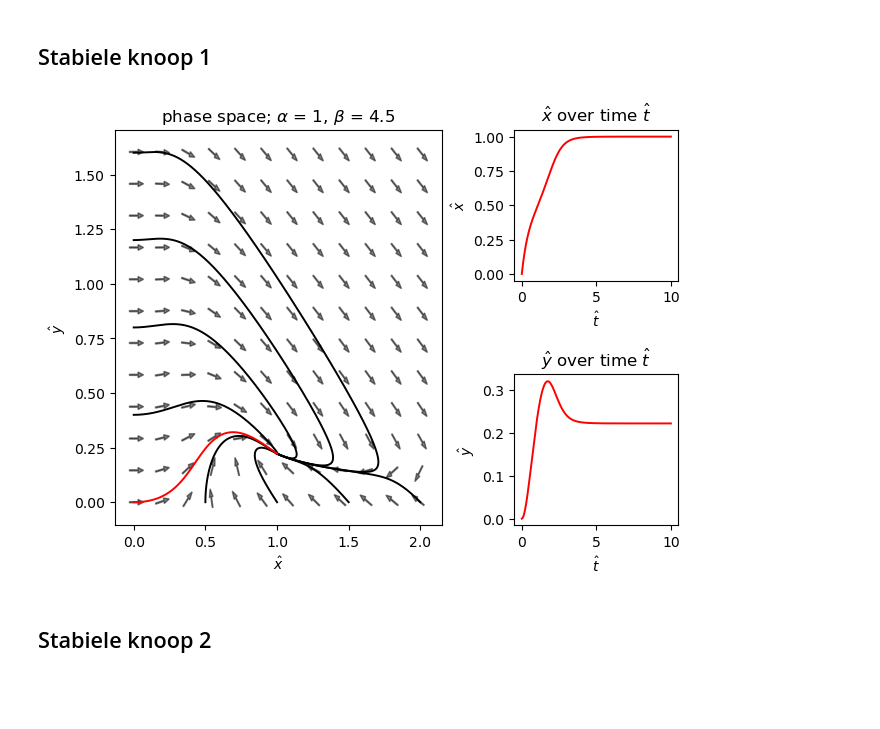
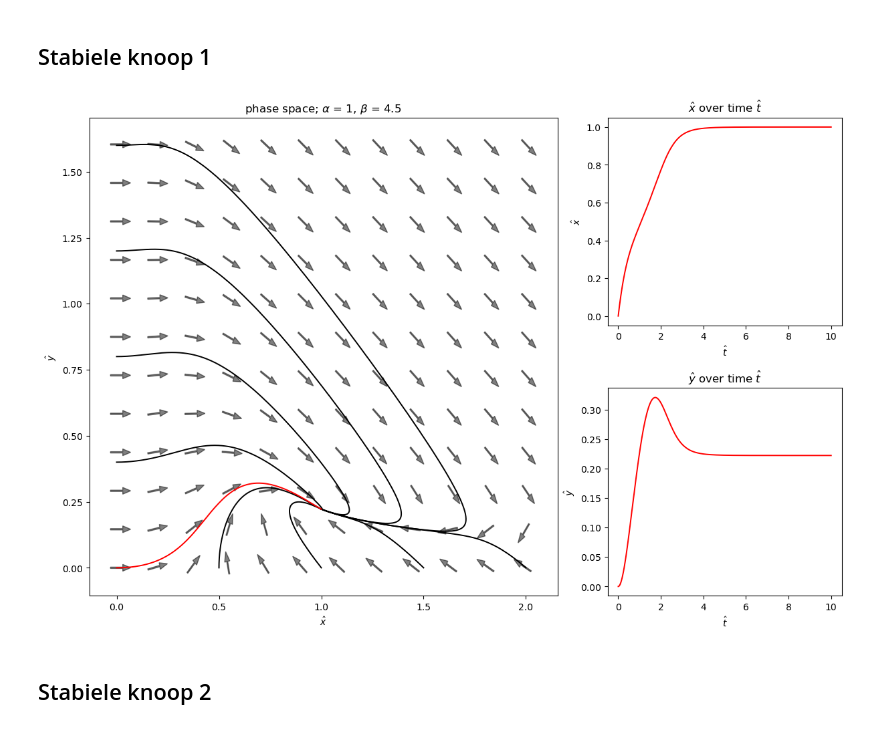
Before and after one commit to koenbres04/ChemClockCode, a Jupyter notebook: plots.ipynb, the cells around one changed output. Cells and saved outputs as stored; diff of their text form; code cells hidden in the pictures; blank space fills up the shorter version.

Commit message:
Final touches to plots for base model.

```diff
--- a/plots.ipynb
+++ b/plots.ipynb
@@ -27,10 +27,12 @@ class Baseline_model:
         self.solutions = [odeint(dfdt, list(start), self.t, args=(self.a, self.b)) for start in initials]
         return self.solutions
 
-    def base_plot(self, num_arrows=12, L_arrow=0.03, lwd=1.4, L_width=0.002, L_head=0.01):
+    def base_plot(self, num_arrows=12, L_arrow=0.03, lwd=1.4, L_width=0.002, L_head=0.01, savename=None):
         solutions = np.array(self.solutions)
+        fig, ax = plt.subplots(1, figsize=(8, 8))
+        ax.set_title(r"phase space; $\alpha$ = " + str(self.a) + r", $\beta$ = " + str(self.b))
         for sol in solutions:
-            plt.plot(sol[:, 0], sol[:, 1], "black", linewidth=lwd)
+            ax.plot(sol[:, 0], sol[:, 1], "black", linewidth=lwd)
 
         # plot some arrows
         min_x = np.min(np.array(solutions)[:, :, 0])
@@ -53,19 +55,21 @@ class Baseline_model:
                 # calculate the steps for the arrow
                 Lx = Lx_arrow_scale * dxdt / np.sqrt(((dxdt**2) + (dydt**2)))
                 Ly = Ly_arrow_scale * dydt / np.sqrt(((dxdt**2) + (dydt**2)))
-                plt.arrow(x-(0.5*Lx), y-(0.5*Ly), Lx, Ly,
+                ax.arrow(x-(0.5*Lx), y-(0.5*Ly), Lx, Ly,
                           width=arrow_width,
                           head_width=head_width,
                           alpha=0.5,
                           color="black",
                           linestyle="solid")
 
-        plt.xlabel(r"$\hat{x}$")
-        plt.ylabel(r"$\hat{y}$")
+        ax.set_xlabel(r"$\hat{x}$")
+        ax.set_ylabel(r"$\hat{y}$")
+        if savename is not None:
+            plt.savefig(savename)
         plt.show()
         return
 
-    def main_plot(self, num_arrows=12, L_arrow=0.03, lwd=1.4, L_width=0.002, L_head=0.01):
+    def main_plot(self, num_arrows=12, L_arrow=0.03, lwd=1.4, L_width=0.002, L_head=0.01, savename=None):
         # force solutions to be a numpy array
         solutions = np.array(self.solutions)
         # check if (0, 0) is in the initials and make that one red
@@ -76,7 +80,7 @@ class Baseline_model:
             i_red = -1
 
         # make the plots
-        fig = plt.figure(constrained_layout=True)
+        fig = plt.figure(constrained_layout=True, figsize=(12, 8))
         gs = fig.add_gridspec(2, 3)
         ax1 = fig.add_subplot(gs[:, :-1])
         ax1.set_title(r"phase space; $\alpha$ = " + str(self.a) + r", $\beta$ = " + str(self.b))
@@ -129,6 +133,8 @@ class Baseline_model:
         ax1.set(xlabel=r"$\hat{x}$", ylabel=r"$\hat{y}$")
         ax2.set(xlabel=r"$\hat{t}$", ylabel=r"$\hat{x}$")
         ax3.set(xlabel=r"$\hat{t}$", ylabel=r"$\hat{y}$")
+        if savename is not None:
+            plt.savefig(savename)
         plt.show()
         return
 # %% [markdown]
@@ -136,14 +142,14 @@ class Baseline_model:
 # %%
 y0s = [0, 0.4, 0.8, 1.2, 1.6]
 x0s = [0.5, 1, 1.5, 2]
 
 inits = list(zip([0]*len(y0s), y0s)) + list(zip(x0s, [0]*len(x0s)))
 
 base_mdl = Baseline_model(a=1, b=4.5, t0=0, t_end=10)
 base_mdl.get_solutions(inits, chem_osc)
-base_mdl.main_plot()
+base_mdl.main_plot(savename="stableNode1.png")
 # %% [output]
-[figure, old version]
+[figure, new version]
 # %% [markdown]
 ## Stabiele knoop 2
 # %%
```
Also changed, not shown: parts of 6 cells of this notebook.
